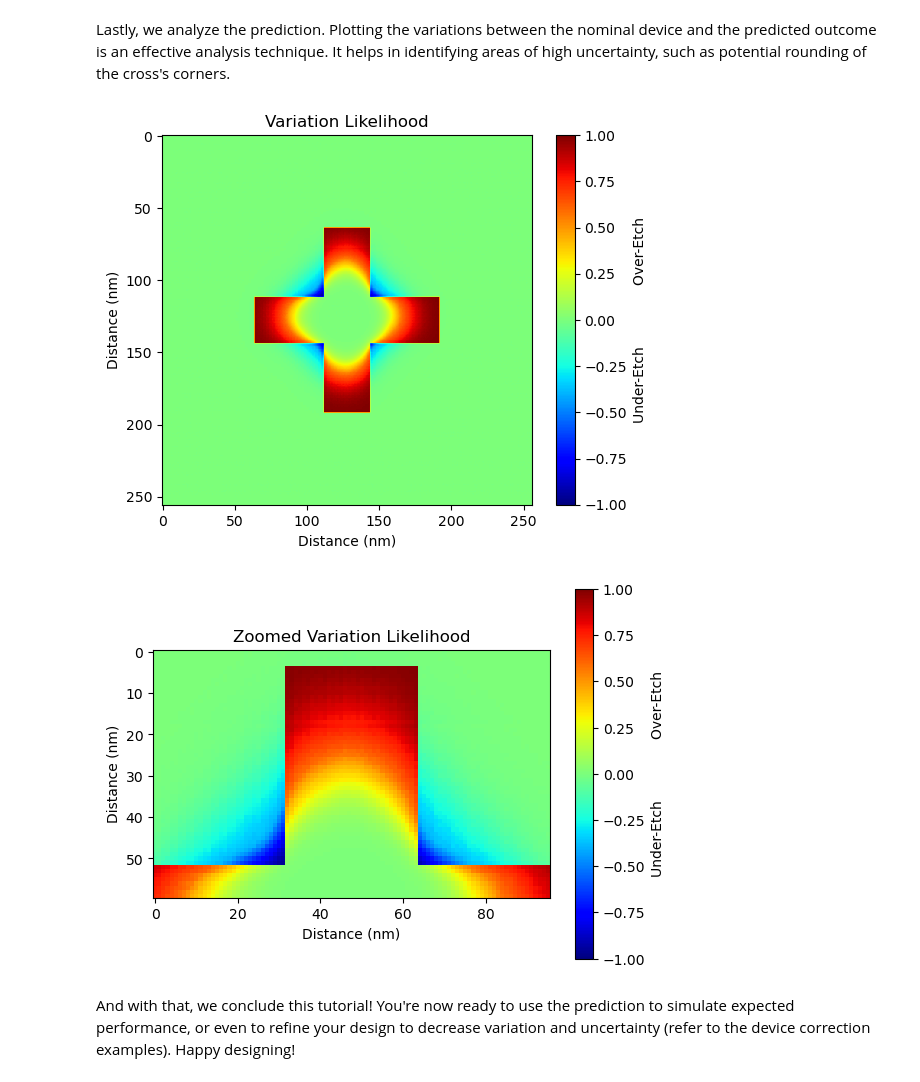
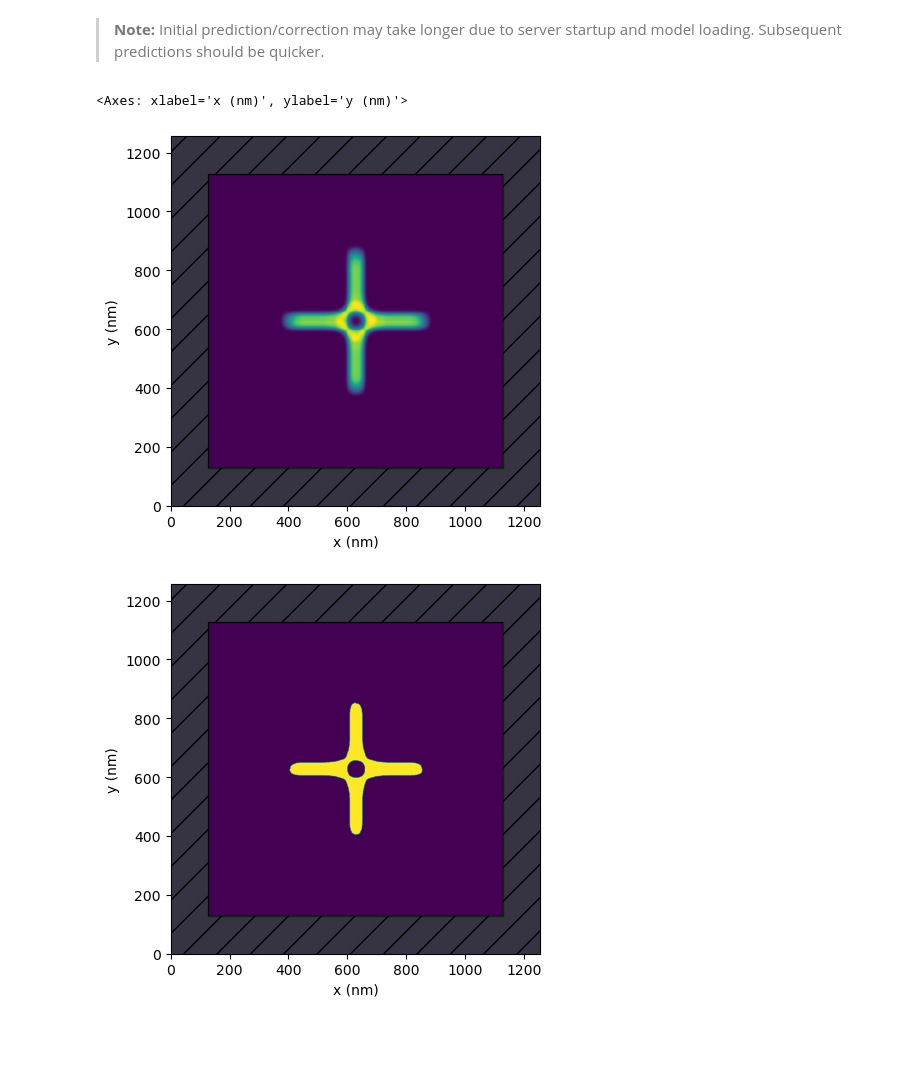
Before and after one commit to PreFab-Photonics/PreFab, a Jupyter notebook: docs/examples/1_prediction.ipynb, the cells around one changed output. Saved outputs shown, nothing was run; the diff lists cells and outputs as text; code cells hidden in the pictures; blank space fills up the shorter version.

```diff
--- a/docs/examples/1_prediction.ipynb
+++ b/docs/examples/1_prediction.ipynb
@@ -50,24 +35,14 @@ plt.show()
-# %% [markdown]
-Lastly, we analyze the prediction. Plotting the variations between the nominal device and the predicted outcome is an effective analysis technique. It helps in identifying areas of high uncertainty, such as potential rounding of the cross's corners.
-# %%
-variation = device - prediction
-plt.imshow(variation, cmap="jet", vmin=-1, vmax=1)
-plt.title("Variation Likelihood")
-plt.ylabel("Distance (nm)")
-plt.xlabel("Distance (nm)")
-cb = plt.colorbar()
-cb.set_label("Under-Etch              Over-Etch")
-plt.show()
-
-plt.imshow(variation[60:120, 80:-80], cmap="jet", vmin=-1, vmax=1)
-plt.title("Zoomed Variation Likelihood")
-plt.ylabel("Distance (nm)")
-plt.xlabel("Distance (nm)")
-cb = plt.colorbar()
-cb.set_label("Under-Etch              Over-Etch")
-plt.show()
-# %% [output]
-[figure, removed]
-[figure, removed]
-# %% [markdown]
-And with that, we conclude this tutorial! You're now ready to use the prediction to simulate expected performance, or even to refine your design to decrease variation and uncertainty (refer to the device correction examples). Happy designing!
+# %% [markdown]
+> **Note:** Initial prediction/correction may take longer due to server startup and model loading. Subsequent predictions should be quicker.
+# %%
+MODEL_NAME = "ANT_NanoSOI"
+MODEL_TAGS = "v7-d9"
+prediction = device.predict(model_name=MODEL_NAME, model_tags=MODEL_TAGS)
+prediction_bin = prediction.binarize()
+
+prediction.plot()
+prediction_bin.plot()
+# %% [output]
+<Axes: xlabel='x (nm)', ylabel='y (nm)'>
+[figure, added]
+[figure, added]
```
Also changed, not shown: parts of 19 cells of this notebook, 1 other file.
